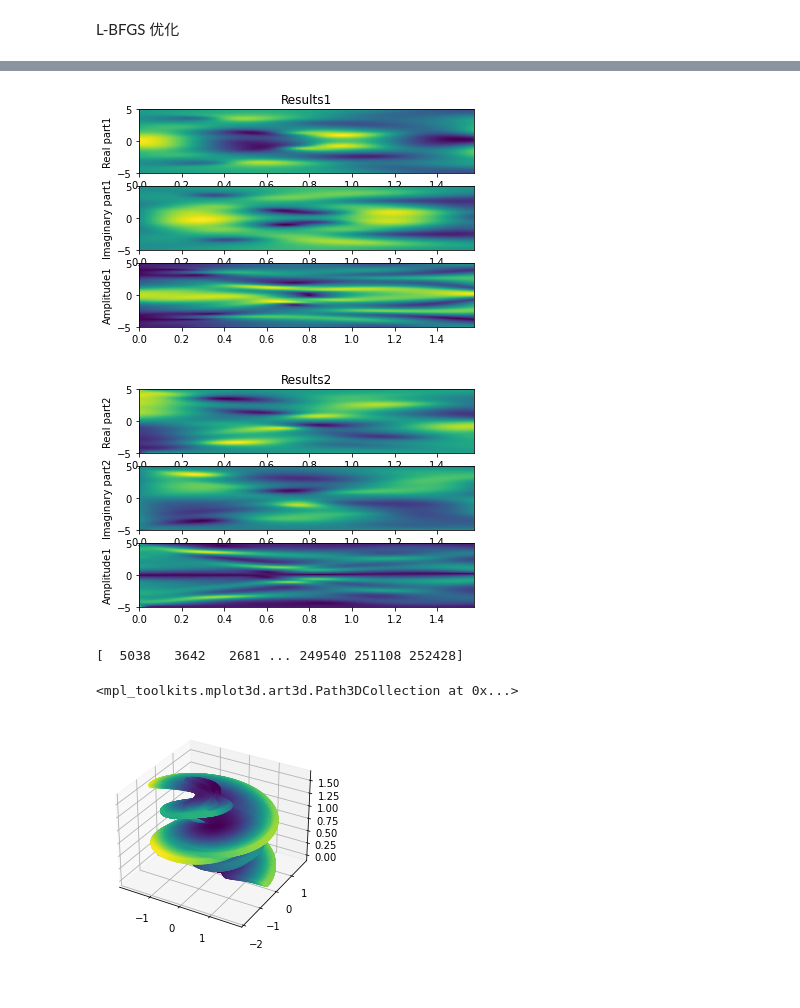
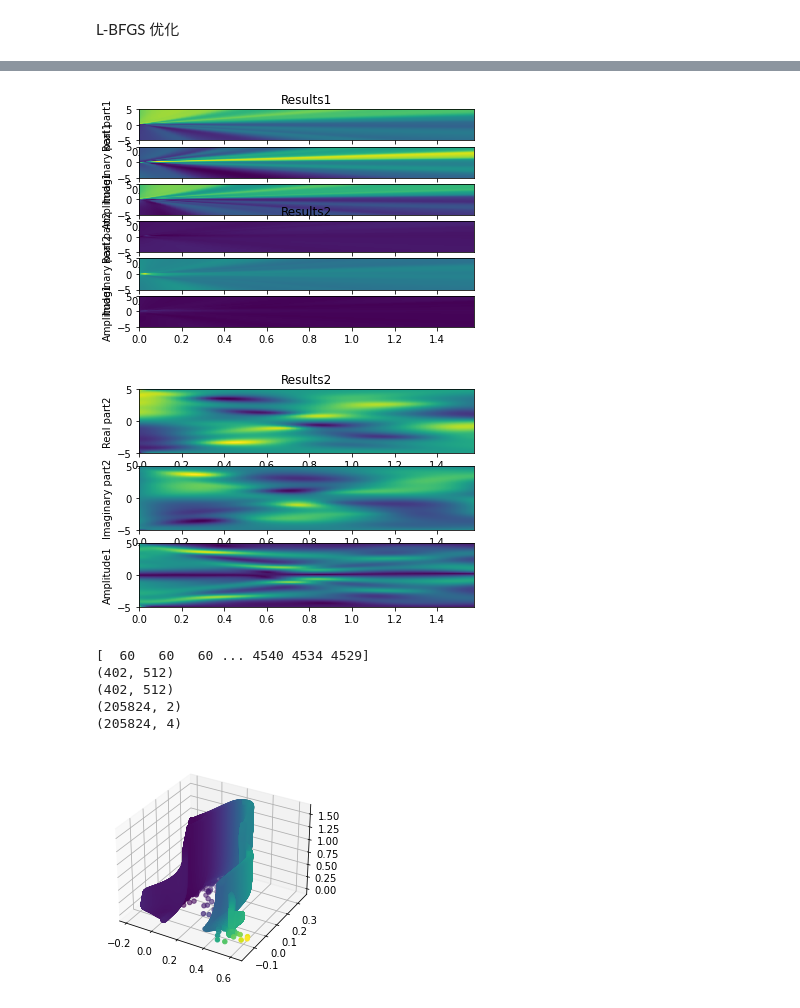
Before and after one commit to sk-yang666/PINN-on-NLS, a Jupyter notebook: 2.ipynb, the cells around one changed output, grey strips where cells are left out. Cells and saved outputs as stored; diff of their text form; code cells hidden in the pictures.

```diff
--- a/2.ipynb
+++ b/2.ipynb
@@ -163,7 +163,7 @@ Adam 优化
 # 强烈建议使用 GPU 加速系统.
 
 model.compile("adam", lr=1e-3, loss="MSE")
-model.train(epochs=10000, display_every=1000)
+model.train(epochs=1000, display_every=100)
 # %% [output]
 Compiling model...
 Building feed-forward neural network...
@@ -194,14 +191,11 @@ dde.optimizers.config.set_LBFGS_options(
     maxcor=50,
     ftol=1.0 * np.finfo(float).eps,
     gtol=1e-08,
-    maxiter=10000,
-    maxfun=10000,
+    maxiter=1000,
+    maxfun=1000,
     maxls=50,
 )
 model.compile("L-BFGS")
-#model.train()
-
-losshistory, train_state = model.train()
-dde.saveplot(losshistory, train_state, issave=True, isplot=True)
+model.train()
 # %% [output]
 Compiling model...
@@ -304,20 +295,26 @@ bx[2].imshow(
 )
 plt.show()
 # %% [output]
-[figure, old version]
+[figure, new version]
 [figure]
 # %%
 ax = plt.axes(projection='3d')
-
 
 b=prediction[:,0]**2+prediction[:,1]**2
 c=min(b)
 d=b/c
 d=d.astype(int)
 print(d)
 # Data for a three-dimensional line
-ax.scatter3D(prediction[:, 0],prediction[:, 1],X_star[:,1],c=d[:])
+ax.scatter3D(prediction[:, 0],prediction[:, 1],X_star[:,1],c=d*2)
+print(X.shape)
+print(T.shape)
+print(X_star.shape)
+print(prediction.shape)
 # %% [output]
-[  5038   3642   2681 ... 249540 251108 252428]
+[  60   60   60 ... 4540 4534 4529]
+(402, 512)
+(402, 512)
+(205824, 2)
+(205824, 4)
-<mpl_toolkits.mplot3d.art3d.Path3DCollection at 0x...>
-[figure, old version]
+[figure, new version]
```
Also changed, not shown: parts of 3 cells of this notebook.
